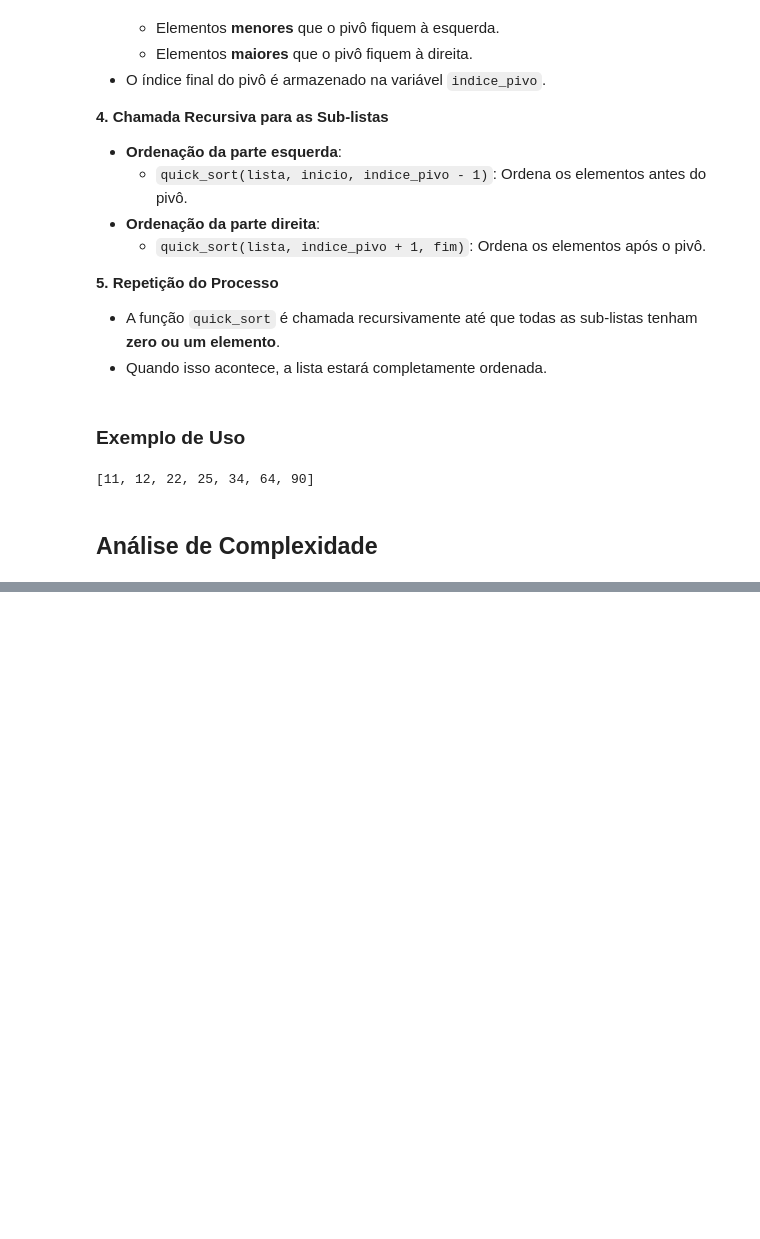
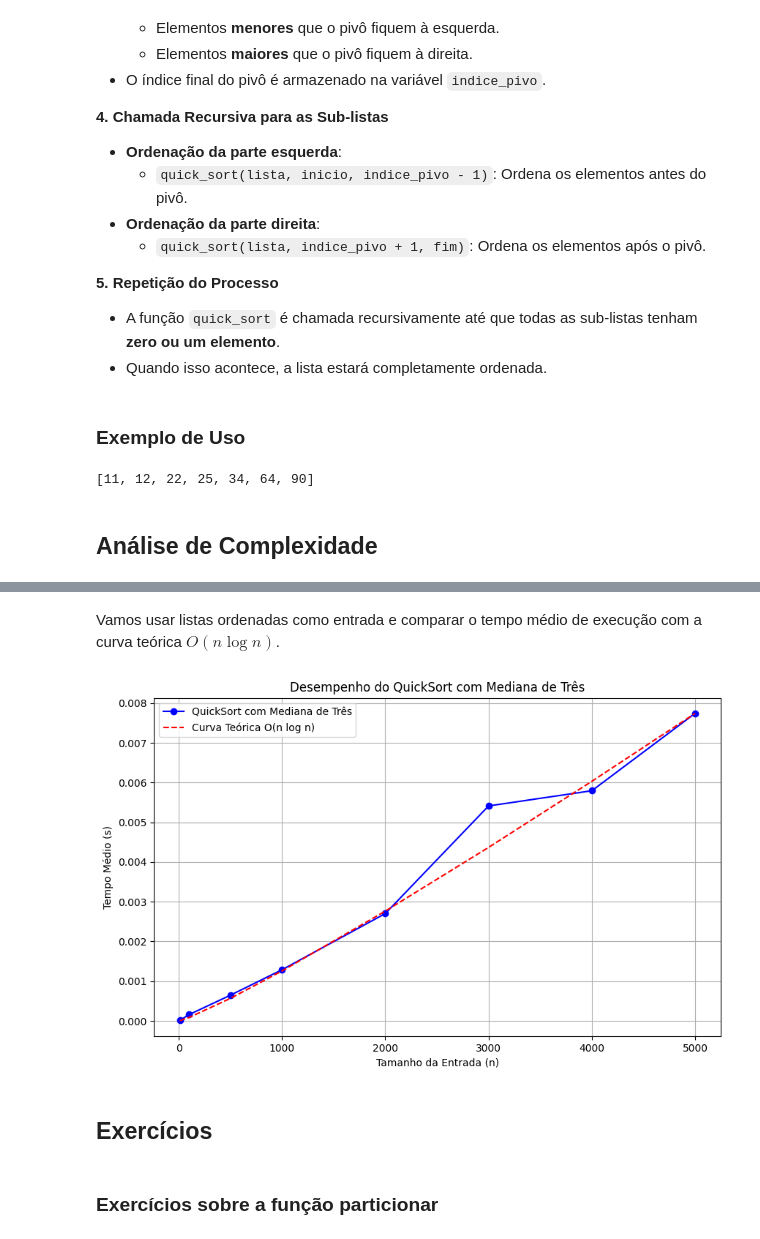
Before and after one commit to tiagopessoalima/ED2, a Jupyter notebook: Aula_Semana_03_(ED2).ipynb, the cells around one changed output, grey strips where cells are left out. Cells and saved outputs as stored; diff of their text form; code cells hidden in the pictures; blank space fills up the shorter version.

```diff
--- a/Aula_Semana_03_(ED2).ipynb
+++ b/Aula_Semana_03_(ED2).ipynb
@@ -231,0 +300,53 @@ O espaço auxiliar é proporcional à profundidade da recursão, que é $O(\log
+# %%
+def mediana_de_tres(arr):
+    primeiro = arr[0]
+    meio = arr[len(arr) // 2]
+    ultimo = arr[-1]
+    return sorted([primeiro, meio, ultimo])[1]
+
+def quicksort_mediana_tres(arr):
+    if len(arr) <= 1:
+        return arr
+    else:
+        pivo = mediana_de_tres(arr)
+        menores = [x for x in arr if x < pivo]
+        iguais = [x for x in arr if x == pivo]
+        maiores = [x for x in arr if x > pivo]
+        return quicksort_mediana_tres(menores) + iguais + quicksort_mediana_tres(maiores)
+# %% [markdown]
+Vamos usar listas ordenadas como entrada e comparar o tempo médio de execução com a curva teórica $O(n \log n)$.
+# %%
+def medir_tempo_mediana(tamanho, trials=30):
+    total_tempo = 0.0
+    for _ in range(trials):
+        lista = list(range(tamanho))  # lista ordenada (simula o pior caso tradicional)
+        inicio = time.perf_counter()
+        quicksort_mediana_tres(lista)
+        total_tempo += time.perf_counter() - inicio
+    return total_tempo / trials
+
+# Tamanhos de entrada
+tamanhos = [10, 100, 500, 1000, 2000, 3000, 4000, 5000]
+tempos = [medir_tempo_mediana(n) for n in tamanhos]
+
+# Curva teórica O(n log n)
+n_log_n = [n * math.log2(n) for n in tamanhos]
+fator_escala = tempos[-1] / n_log_n[-1]
+n_log_n_escalado = [x * fator_escala for x in n_log_n]
+
+# Plotagem
+plt.figure(figsize=(10, 6))
+plt.plot(tamanhos, tempos, marker='o', label='QuickSort com Mediana de Três', color='blue')
+plt.plot(tamanhos, n_log_n_escalado, linestyle='--', label='Curva Teórica O(n log n)', color='red')
+plt.title('Desempenho do QuickSort com Mediana de Três')
+plt.xlabel('Tamanho da Entrada (n)')
+plt.ylabel('Tempo Médio (s)')
+plt.legend()
+plt.grid(True)
+plt.show()
+# %% [output]
+[figure, added]
+# %% [markdown]
+## **Exercícios**
+# %% [markdown]
+### **Exercícios sobre a função particionar**
```
Also changed, not shown: parts of 40 cells of this notebook.
